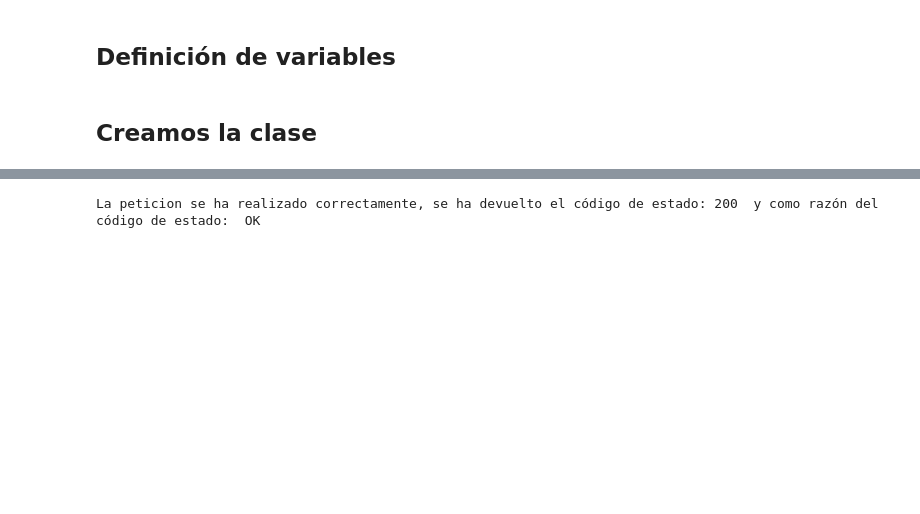
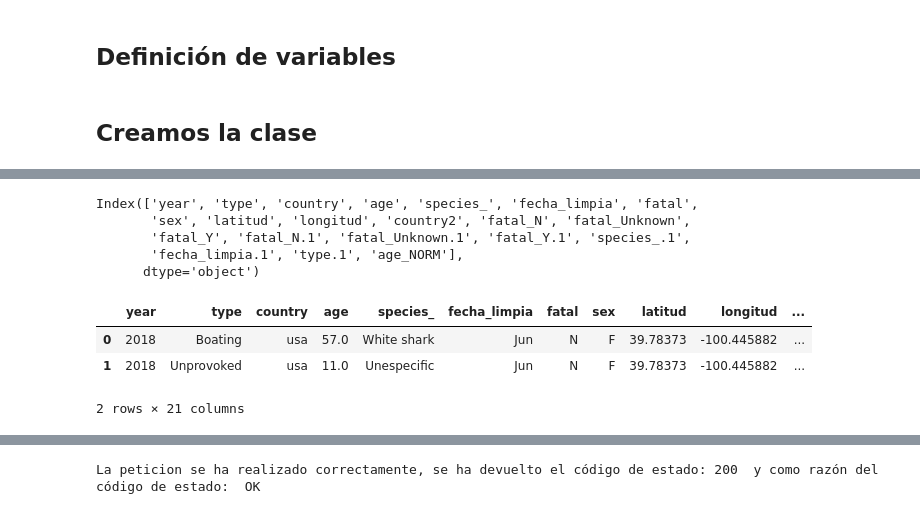
Before and after one commit to XimenaPTM/EDA-Limpieza-ETL-Adalab-promoC-mod2, a Jupyter notebook: 3. ETL/Mod2-2-ETL3.ipynb, the cells around one changed output, grey strips where cells are left out. Cells and saved outputs as stored; diff of their text form; code cells hidden in the pictures; blank space fills up the shorter version.

```diff
--- a/3. ETL/Mod2-2-ETL3.ipynb
+++ b/3. ETL/Mod2-2-ETL3.ipynb
@@ -41,0 +182,6 @@ producto_astro = "astro"
+# %%
+# Creamos una variable llamada api que es resultado de la aplicación de la
+# clase Extracción, recibe como argumentos latitud, longitud y ciudad (Variables definidas anteriormente).
+
+api = Extraccion(dic_paises,df2)
+api
@@ -41,0 +200,17 @@ producto_astro = "astro"
+# %%
+df2.columns
+# %% [output]
+Index(['year', 'type', 'country', 'age', 'species_', 'fecha_limpia', 'fatal',
+       'sex', 'latitud', 'longitud', 'country2', 'fatal_N', 'fatal_Unknown',
+       'fatal_Y', 'fatal_N.1', 'fatal_Unknown.1', 'fatal_Y.1', 'species_.1',
+       'fecha_limpia.1', 'type.1', 'age_NORM'],
+      dtype='object')
+# %%
+df_ataques_filtrado = api.filtrar_por_paises()
+# %%
+df_ataques_filtrado.head(2)
+# %% [output]
+|  | year | type | country | age | species_ | fecha_limpia | fatal | sex | latitud | longitud | ... |
+| 0 | 2018 | Boating | usa | 57.0 | White shark | Jun | N | F | 39.78373 | -100.445882 | ... |
+| 1 | 2018 | Unprovoked | usa | 11.0 | Unespecific | Jun | N | F | 39.78373 | -100.445882 | ... |
+2 rows × 21 columns
```
Also changed, not shown: parts of 33 cells of this notebook, 5 other files.
